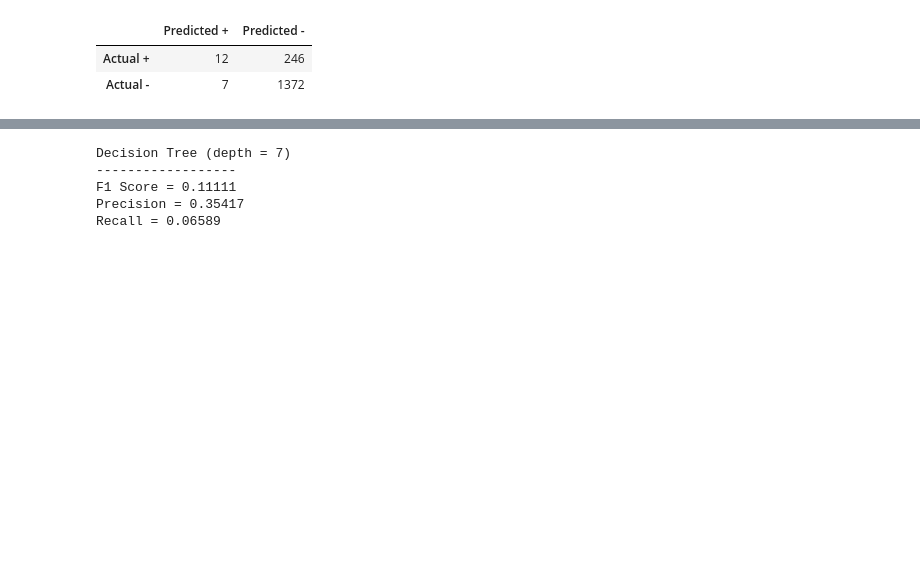
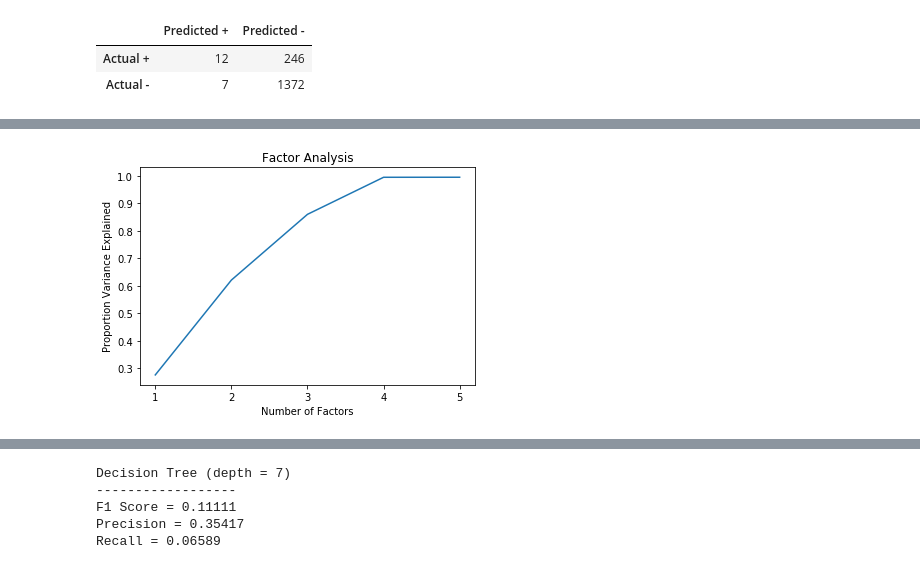
Before and after one commit to vingkan/foodinspectionforecasting, a Jupyter notebook: IIT/11_feature_selection.ipynb, the cells around one changed output, grey strips where cells are left out. Drawn from its saved outputs; the diff is of its cells as text; code cells hidden in the pictures; blank space fills up the shorter version.

```diff
--- a/IIT/11_feature_selection.ipynb
+++ b/IIT/11_feature_selection.ipynb
@@ -53,13 +34,0 @@ def fa_var_explained(fa):
-# %%
-nc_vals = list(range(1, 6))
-var_exp = np.zeros(len(nc_vals))
-for i, nc in enumerate(nc_vals):
-    fa = FactorAnalysis(n_components=nc, random_state=0)
-    fa.fit(X)
-    var_exp[i] = fa_var_explained(fa).sum()
-sns.lineplot(x=nc_vals, y=var_exp)
-plt.xticks(nc_vals)
-plt.xlabel("Number of Factors")
-plt.ylabel("Proportion Variance Explained")
-plt.title("Factor Analysis")
-plt.show()
@@ -68,14 +34,0 @@ plt.show()
-# %%
-n_factors = 5
-fa = FactorAnalysis(n_components=n_factors, random_state=0)
-fa.fit(X)
-colors = sns.color_palette("hls", len(fa.components_))
-for i in range(len(fa.components_)):
-    sns.barplot(
-        x=fa.components_[i], y=PREDICTORS,
-        color=colors[i], label="FA{}".format(i)
-    )
-plt.legend()
-plt.xlabel("Feature Weight")
-plt.title("Factor Analysis ({} factors)".format(n_factors))
-plt.show()
@@ -172,0 +122,15 @@ Recall = 0.04651
+# %%
+nc_vals = list(range(1, 6))
+var_exp = np.zeros(len(nc_vals))
+for i, nc in enumerate(nc_vals):
+    fa = FactorAnalysis(n_components=nc, random_state=0)
+    fa.fit(X_train)
+    var_exp[i] = fa_var_explained(fa).sum()
+sns.lineplot(x=nc_vals, y=var_exp)
+plt.xticks(nc_vals)
+plt.xlabel("Number of Factors")
+plt.ylabel("Proportion Variance Explained")
+plt.title("Factor Analysis")
+plt.show()
+# %% [output]
+[figure, added]
```
Also changed, not shown: parts of 61 cells of this notebook, 3 other files.
